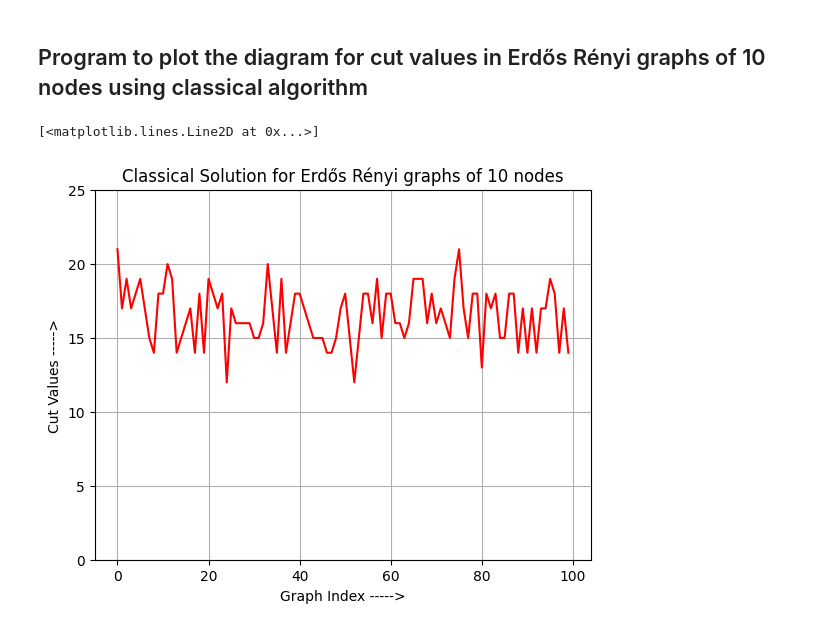
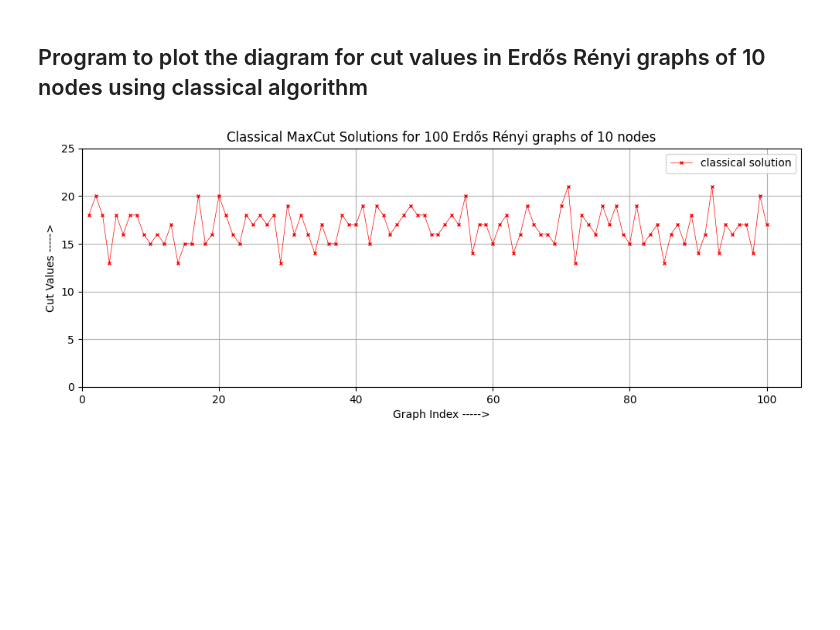
Before and after one commit to patelquantum/MaxCut, a Jupyter notebook: Classical MaxCut Programs/Erdős_Rényi_graphs_classical_program.ipynb, the cells around one changed output. Cells and saved outputs as stored; diff of their text form; code cells hidden in the pictures; blank space fills up the shorter version.

```diff
--- a/Classical MaxCut Programs/Erdős_Rényi_graphs_classical_program.ipynb
+++ b/Classical MaxCut Programs/Erdős_Rényi_graphs_classical_program.ipynb
@@ -11,7 +11,7 @@ A = []  # to store graph index
 B = []  # to store cut-values for different graph
 
 for b in range(100):  # taking 100 graph index
-    A.append(b)  # storing graph index
+    A.append(b+1)  # storing graph index
     n = 10  # for 10 nodes Erdős Rényi graphs
     G= nx.erdos_renyi_graph(n,0.5)  # generating Erdős Rényi graphs for n nodes with probability p = 0.5
 
@@ -21,34 +21,37 @@ for b in range(100):  # taking 100 graph index
     for (u, v) in G.edges():
         G[u][v]['weight'] = random.uniform(1.0, 1.0)  # each node has weight = 1.0
 
 
     w = np.zeros([n,n])  # zeros matrix for storing weight
     for i in range(n):
         for j in range(n):
             temp = G.get_edge_data(i,j,default=0)
             if temp != 0:
                 w[i][j] = temp["weight"]
 
 
     sol = 0  # initializing the optimal solution
     for b in range(2**n):  # to check all 2^n combinations
         x = [int(t) for t in reversed(list(bin(b)[2:].zfill(n)))]  # to create binary string of 2^n combinations
         Cut_value = 0  #initializing the cut value
         for i in range(n):
             for j in range(n):
                 Cut_value += w[i][j]*x[i]*(1-x[j])  # cost function
         if sol < Cut_value:
             sol = Cut_value
             xlist = x  # optimal solution
 
     B.append(int(sol))  # storing optimal cut-values
 
+plt.figure(figsize=(12, 4))  # Width: 12 inches, Height: 4 inches
+plt.xlim(0,105)
 plt.ylim(0,25)
 plt.grid()
 plt.xlabel("Graph Index ----->")
 plt.ylabel("Cut Values ----->")
-plt.title("Classical Solution for Erdős Rényi graphs of 10 nodes")
-plt.plot(A,B,color='red')
+plt.title("Classical MaxCut Solutions for 100 Erdős Rényi graphs of 10 nodes")
+plt.plot(A,B,label='classical solution', marker='x', markersize=3, linewidth=0.5, color='red')
+plt.legend()
+plt.savefig('Classical_100_graph_10_nodes_plot.png', dpi=600)
 # %% [output]
-[<matplotlib.lines.Line2D at 0x...>]
-[figure, old version]
+[figure, new version]
```
